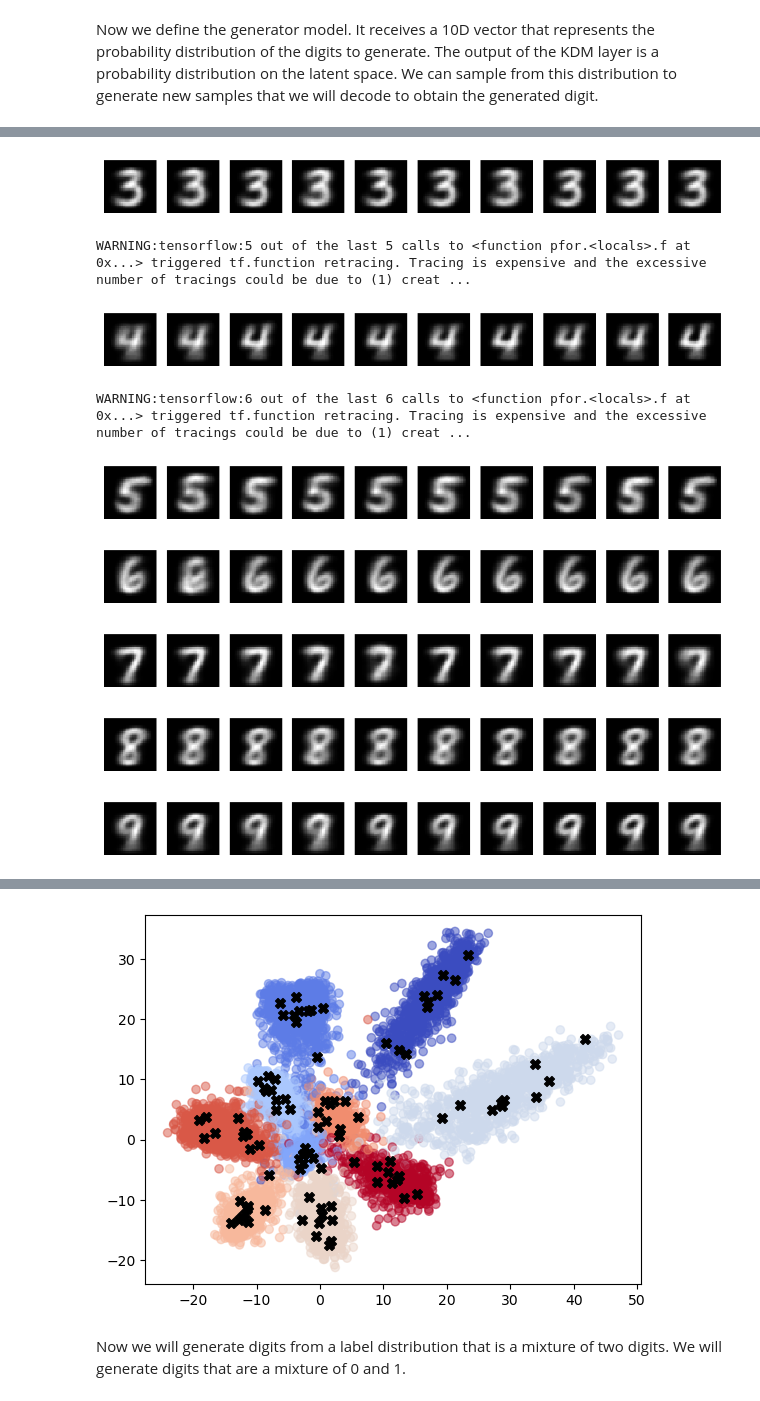
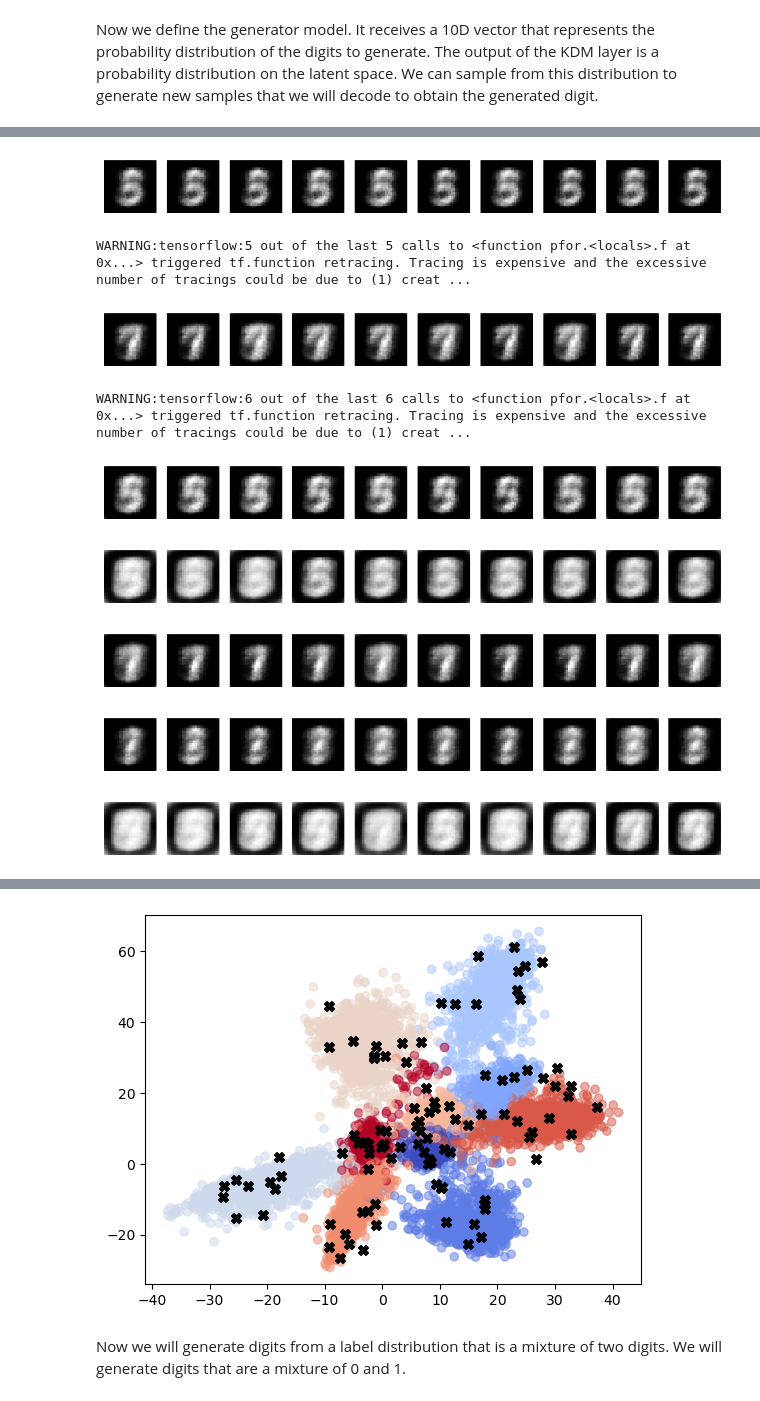
Before and after one commit to fagonzalezo/kdm, a Jupyter notebook: examples/kdm_classification_generation.ipynb, the cells around one changed output, grey strips where cells are left out. Drawn from its saved outputs; the diff is of its cells as text; code cells hidden in the pictures.

Commit message:
Refactor KDM models and layers to consistently apply min_sigma and improve weight normalization. Update kdm_classification_generation notebook

```diff
--- a/examples/kdm_classification_generation.ipynb
+++ b/examples/kdm_classification_generation.ipynb
@@ -392,0 +315,22 @@ Now we use the parameters learned by the Maximum Likelihood model to create a KD
+# %%
+n_comp = 128
+
+kdm_mnist_gen = KDMClassModel(encoded_size=encoded_size,
+                            dim_y=dim_y,
+                            encoder=encoder,
+                            n_comp=n_comp,
+                            sigma=kdm_mnist.kernel.sigma.numpy(),
+                            generative=1.0 # this value indicates a generative model
+                            )
+
+# initialize the prototypes using random samples from the training set
+idx = np.random.randint(X_train.shape[0], size=n_comp)
+kdm_mnist_gen.init_components(X_train[idx], keras.ops.one_hot(y_train[idx], 10),
+                          init_sigma=False)
+
+print(f'Sigma: {kdm_mnist_gen.kernel.sigma.numpy()}')
+
+# Compile the model
+kdm_mnist_gen.compile(optimizer=optimizers.Adam(learning_rate=1e-3),
+                    loss=losses.sparse_categorical_crossentropy,
+                    metrics=[metrics.sparse_categorical_accuracy])
@@ -392,0 +340,4 @@ Now we use the parameters learned by the Maximum Likelihood model to create a KD
+# %%
+# Train the kdm discriminative model
+kdm_mnist_gen.fit(X_train, y_train, validation_data=(X_val[:1000], y_val[:1000]), epochs=10, batch_size=128, verbose=1)
+print(f'Final Sigma: {kdm_mnist_gen.kernel.sigma.numpy()}')
@@ -473,5 +425,5 @@ encoder.trainable = False
 ae_model.compile(optimizer=optimizers.Adam(learning_rate=1e-4),
             loss=losses.BinaryCrossentropy(from_logits=True))
 
-ae_model.fit(X_train, X_train, epochs=20, batch_size=32, verbose=0)
+ae_model.fit(X_train, X_train, epochs=20, batch_size=128, verbose=1)
 # %% [output]
@@ -492,6 +448,8 @@ display_imgs(prediction)
 # %% [markdown]
 Now we define the generator model. It receives a 10D vector that represents the probability distribution of the digits to generate. The output of the KDM layer is a probability distribution on the latent space. We can sample from this distribution to generate new samples that we will decode to obtain the generated digit.
 # %%
+from keras import Model
+from keras.layers import Input
 from kdm.layers import CosineKernelLayer, KDMLayer
 
 def create_generator_model(clf_model):
@@ -509,7 +467,7 @@ def create_generator_model(clf_model):
         gen_model = Model(inputs_gen, rho_x_gen)
         return gen_model
 
-gen_model = create_generator_model(kdm_mnist2)
+gen_model = create_generator_model(kdm_mnist_gen)
 gen_model.compile()
 # %%
 import tensorflow as tf
@@ -542,7 +500,7 @@ rho_y = keras.ops.convert_to_numpy(
     gen_model(keras.ops.eye(10)))
 rho_y = np.float64(rho_y)
 
-sigma = keras.ops.convert_to_numpy(kdm_mnist2.kernel.sigma)
+sigma = keras.ops.convert_to_numpy(kdm_mnist_gen.kernel.sigma)
 sigma = np.float64(sigma)
 
 distribs = dm2distrib(rho_y, sigma=sigma)
@@ -575,9 +533,9 @@ plt.show()
-[figure, old version]
+[figure, new version]
 WARNING:tensorflow:5 out of the last 5 calls to <function pfor.<locals>.f at 0x...> triggered tf.function retracing. Tracing is expensive and the excessive number of tracings could be due to (1) creat ...
-[figure, old version]
+[figure, new version]
 WARNING:tensorflow:6 out of the last 6 calls to <function pfor.<locals>.f at 0x...> triggered tf.function retracing. Tracing is expensive and the excessive number of tracings could be due to (1) creat ...
-[figure, old version]
+[figure, new version]
-[figure, old version]
+[figure, new version]
-[figure, old version]
+[figure, new version]
-[figure, old version]
+[figure, new version]
-[figure, old version]
+[figure, new version]
@@ -585,4 +543,4 @@ WARNING:tensorflow:6 out of the last 6 calls to <function pfor.<locals>.f at 0x.
-[figure, old version]
+[figure, new version]
 # %% [markdown]
 Now we will generate digits from a label distribution that is a mixture of two digits. We will generate digits that are a mixture of 0 and 1.
 # %%
```
Also changed, not shown: parts of 27 cells of this notebook, 4 other files.
